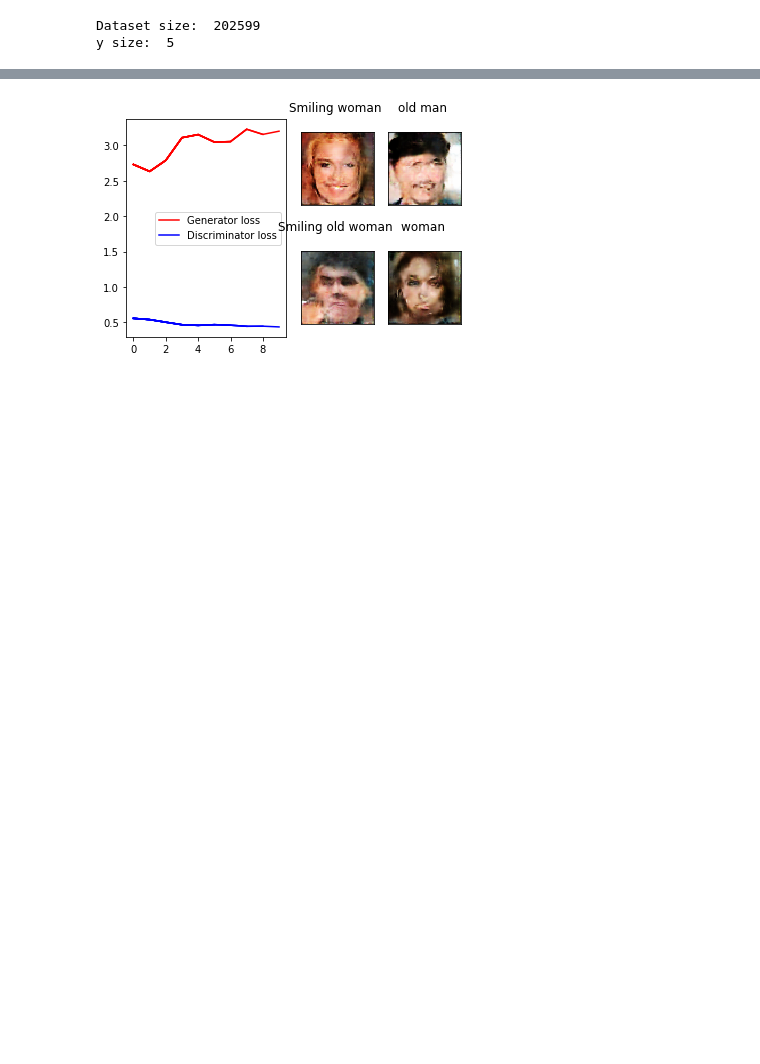
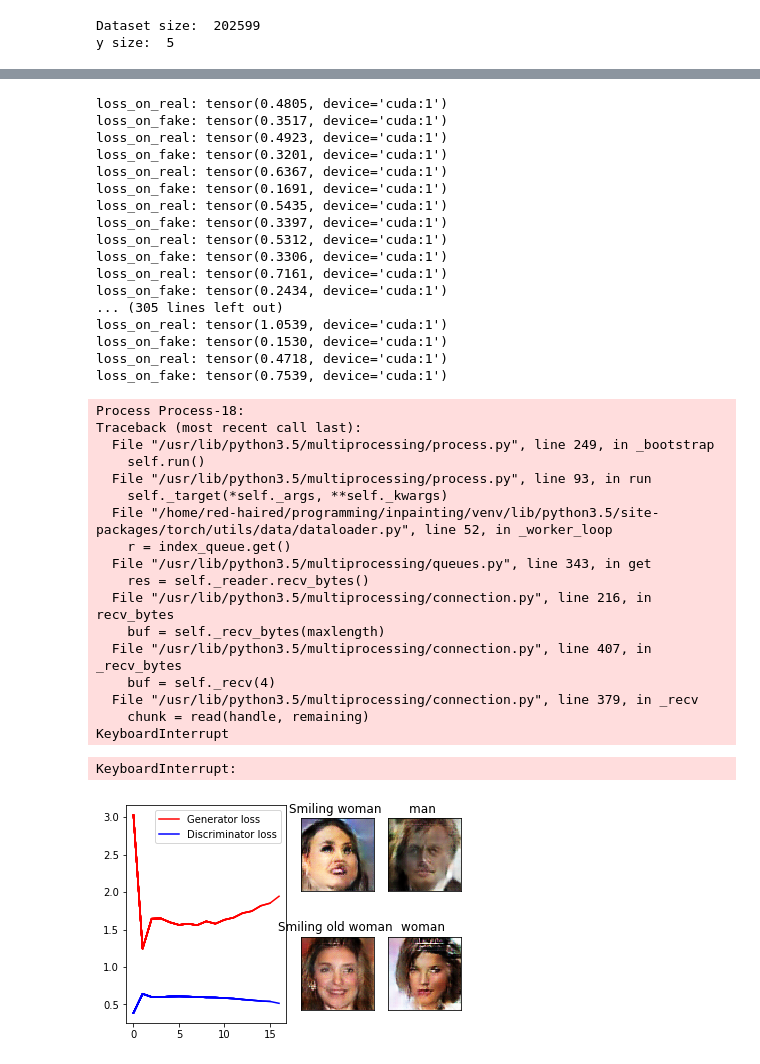
Before and after one commit to trifonova-n/inpainting, a Jupyter notebook: conditional_gan_training.ipynb, the cells around one changed output, grey strips where cells are left out. Cells and saved outputs as stored; diff of their text form; code cells hidden in the pictures; blank space fills up the shorter version.

```diff
--- a/conditional_gan_training.ipynb
+++ b/conditional_gan_training.ipynb
@@ -29,13 +23,12 @@ torch.cuda.set_device(1)
 # %%
 
 transform = ResizeTransform()
-data = Data(DATA_PATH, Z_SIZE, transform, return_attr=True)
+data = Data(conf.DATA_PATH, conf.Z_SIZE, transform, return_attr=True, conditions=conf.conditions)
 y_sampler = ConditionSampler(data)
-Y_SIZE = data.y_size
 #data = Subset(data, range(100))
-data_loader = DataLoader(data, batch_size=BATCH_SIZE, num_workers=NUM_WORKERS, shuffle=True)
+data_loader = DataLoader(data, batch_size=conf.BATCH_SIZE, num_workers=conf.NUM_WORKERS, shuffle=True)
 print('Dataset size: ', len(data))
-print('y size: ', Y_SIZE)
+print('y size: ', conf.Y_SIZE)
 # %% [output]
 Dataset size:  202599
 y size:  5
@@ -53,11 +46,45 @@ plot_batch([img], normalize=True, limit=1, descriptions=[cd.describe(y)])
 # %%
-generator = CGenerator5Net(Z_SIZE, Y_SIZE).cuda()
-discriminator = CDiscriminator5(Y_SIZE).cuda()
+generator = Generator5Net(conf.Z_SIZE, conf.Y_SIZE).cuda()
+discriminator = Discriminator5(conf.Y_SIZE).cuda()
 # %%
 callback = cGanPlotLossCallback(generator, discriminator, y_sampler)
 train(generator, discriminator, data_loader, y_sampler=y_sampler,
-      n_epochs=279, k=1, callback_func=callback, model_path=MODEL_PATH,
-      continue_training=CONTINUE_TRAINING)
+      n_epochs=280, config=conf, callback_func=callback)
 # %% [output]
+loss_on_real: tensor(0.4805, device='cuda:1')
+loss_on_fake: tensor(0.3517, device='cuda:1')
+loss_on_real: tensor(0.4923, device='cuda:1')
+loss_on_fake: tensor(0.3201, device='cuda:1')
+loss_on_real: tensor(0.6367, device='cuda:1')
+loss_on_fake: tensor(0.1691, device='cuda:1')
+loss_on_real: tensor(0.5435, device='cuda:1')
+loss_on_fake: tensor(0.3397, device='cuda:1')
+loss_on_real: tensor(0.5312, device='cuda:1')
+loss_on_fake: tensor(0.3306, device='cuda:1')
+loss_on_real: tensor(0.7161, device='cuda:1')
+loss_on_fake: tensor(0.2434, device='cuda:1')
+... (305 lines left out)
+loss_on_real: tensor(1.0539, device='cuda:1')
+loss_on_fake: tensor(0.1530, device='cuda:1')
+loss_on_real: tensor(0.4718, device='cuda:1')
+loss_on_fake: tensor(0.7539, device='cuda:1')
+Process Process-18:
+Traceback (most recent call last):
+  File "/usr/lib/python3.5/multiprocessing/process.py", line 249, in _bootstrap
+    self.run()
+  File "/usr/lib/python3.5/multiprocessing/process.py", line 93, in run
+    self._target(*self._args, **self._kwargs)
+  File "/home/red-haired/programming/inpainting/venv/lib/python3.5/site-packages/torch/utils/data/dataloader.py", line 52, in _worker_loop
+    r = index_queue.get()
+  File "/usr/lib/python3.5/multiprocessing/queues.py", line 343, in get
+    res = self._reader.recv_bytes()
+  File "/usr/lib/python3.5/multiprocessing/connection.py", line 216, in recv_bytes
+    buf = self._recv_bytes(maxlength)
+  File "/usr/lib/python3.5/multiprocessing/connection.py", line 407, in _recv_bytes
+    buf = self._recv(4)
+  File "/usr/lib/python3.5/multiprocessing/connection.py", line 379, in _recv
+    chunk = read(handle, remaining)
+KeyboardInterrupt
+KeyboardInterrupt:
-[figure, old version]
+[figure, new version]
 # %%
```
Also changed, not shown: parts of 7 cells of this notebook, 5 other files.
